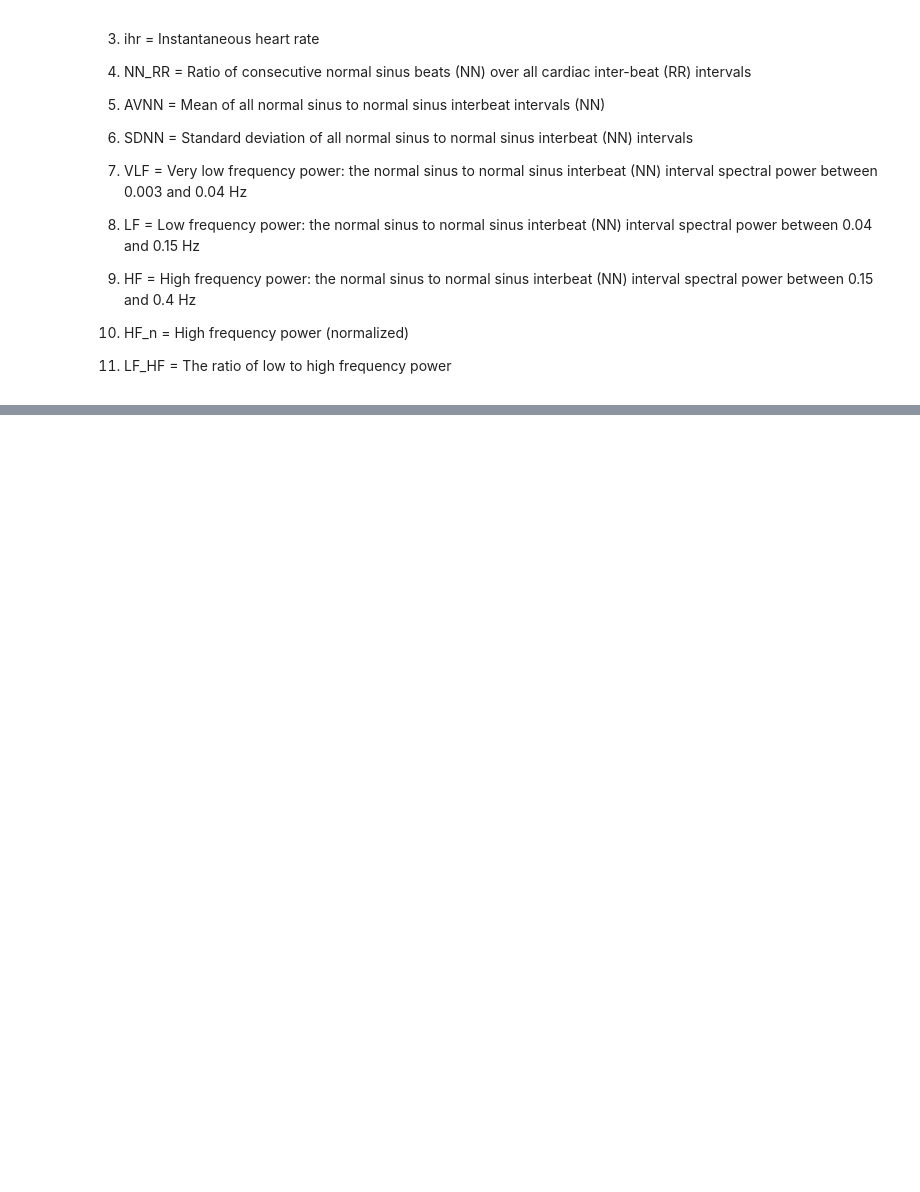
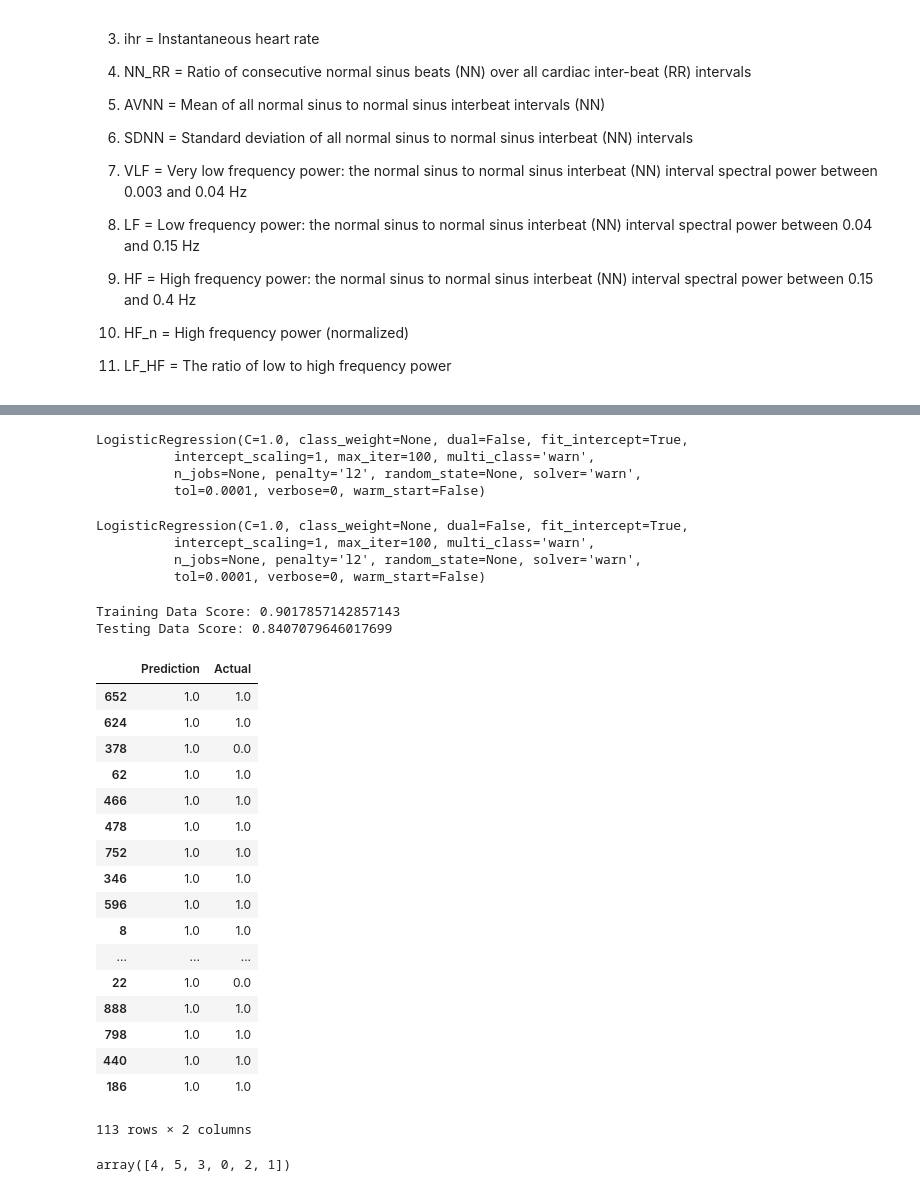
Before and after one commit to loveleenb/Depression_Analysis, a Jupyter notebook: Heart_Rate_Depression_Analysis.ipynb, the cells around one changed output, grey strips where cells are left out. Drawn from its saved outputs; the diff is of its cells as text; code cells hidden in the pictures; blank space fills up the shorter version.

```diff
--- a/Heart_Rate_Depression_Analysis.ipynb
+++ b/Heart_Rate_Depression_Analysis.ipynb
@@ -77,0 +115,67 @@ heart_rate_data.head()
+# %%
+X = dep_data.drop('BLUE25', axis = 1)  #X = df1.drop('ql209f', axis = 1)
+y = dep_data['BLUE25']
+
+
+
+y_new = dep_data['BLUE25'].unique()
+#print(f"Labels: {y[:10]}")
+#print(f"Data: {X[:10]}")
+# %%
+from sklearn.linear_model import LogisticRegression
+classifier = LogisticRegression()
+classifier
+# %% [output]
+LogisticRegression(C=1.0, class_weight=None, dual=False, fit_intercept=True,
+          intercept_scaling=1, max_iter=100, multi_class='warn',
+          n_jobs=None, penalty='l2', random_state=None, solver='warn',
+          tol=0.0001, verbose=0, warm_start=False)
+# %%
+from sklearn.model_selection import train_test_split
+
+X_train, X_test, y_train, y_test = train_test_split(X, y, random_state=1)
+# %%
+classifier.fit(X_train, y_train)
+# %% [output]
+LogisticRegression(C=1.0, class_weight=None, dual=False, fit_intercept=True,
+          intercept_scaling=1, max_iter=100, multi_class='warn',
+          n_jobs=None, penalty='l2', random_state=None, solver='warn',
+          tol=0.0001, verbose=0, warm_start=False)
+# %%
+print(f"Training Data Score: {classifier.score(X_train, y_train)}")
+print(f"Testing Data Score: {classifier.score(X_test, y_test)}")
+# %% [output]
+Training Data Score: 0.9017857142857143
+Testing Data Score: 0.8407079646017699
+# %%
+predictions = classifier.predict(X_test)
+pd.DataFrame({"Prediction": predictions, "Actual": y_test})
+# %% [output]
+|  | Prediction | Actual |
+| 652 | 1.0 | 1.0 |
+| 624 | 1.0 | 1.0 |
+| 378 | 1.0 | 0.0 |
+| 62 | 1.0 | 1.0 |
+| 466 | 1.0 | 1.0 |
+| 478 | 1.0 | 1.0 |
+| 752 | 1.0 | 1.0 |
+| 346 | 1.0 | 1.0 |
+| 596 | 1.0 | 1.0 |
+| 8 | 1.0 | 1.0 |
+| ... | ... | ... |
+| 22 | 1.0 | 0.0 |
+| 888 | 1.0 | 1.0 |
+| 798 | 1.0 | 1.0 |
+| 440 | 1.0 | 1.0 |
+| 186 | 1.0 | 1.0 |
+113 rows × 2 columns
+# %%
+from sklearn.preprocessing import LabelEncoder
+
+
+label_encoder = LabelEncoder()
+label_encoder.fit(y_new)
+encoded_y = label_encoder.transform(y_new)
+encoded_y
+# %% [output]
+array([4, 5, 3, 0, 2, 1])
```
Also changed, not shown: parts of 18 cells of this notebook, 1 other file.
